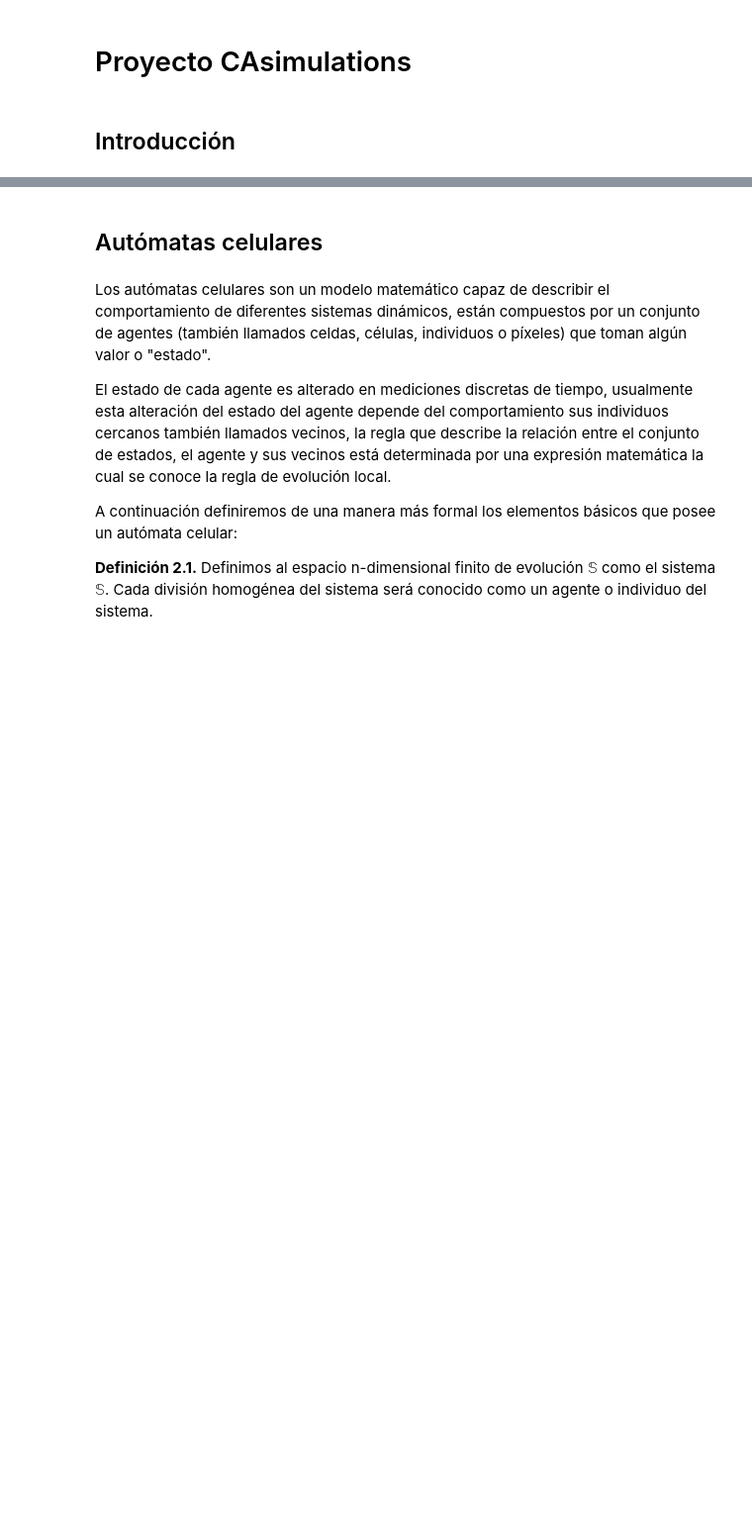
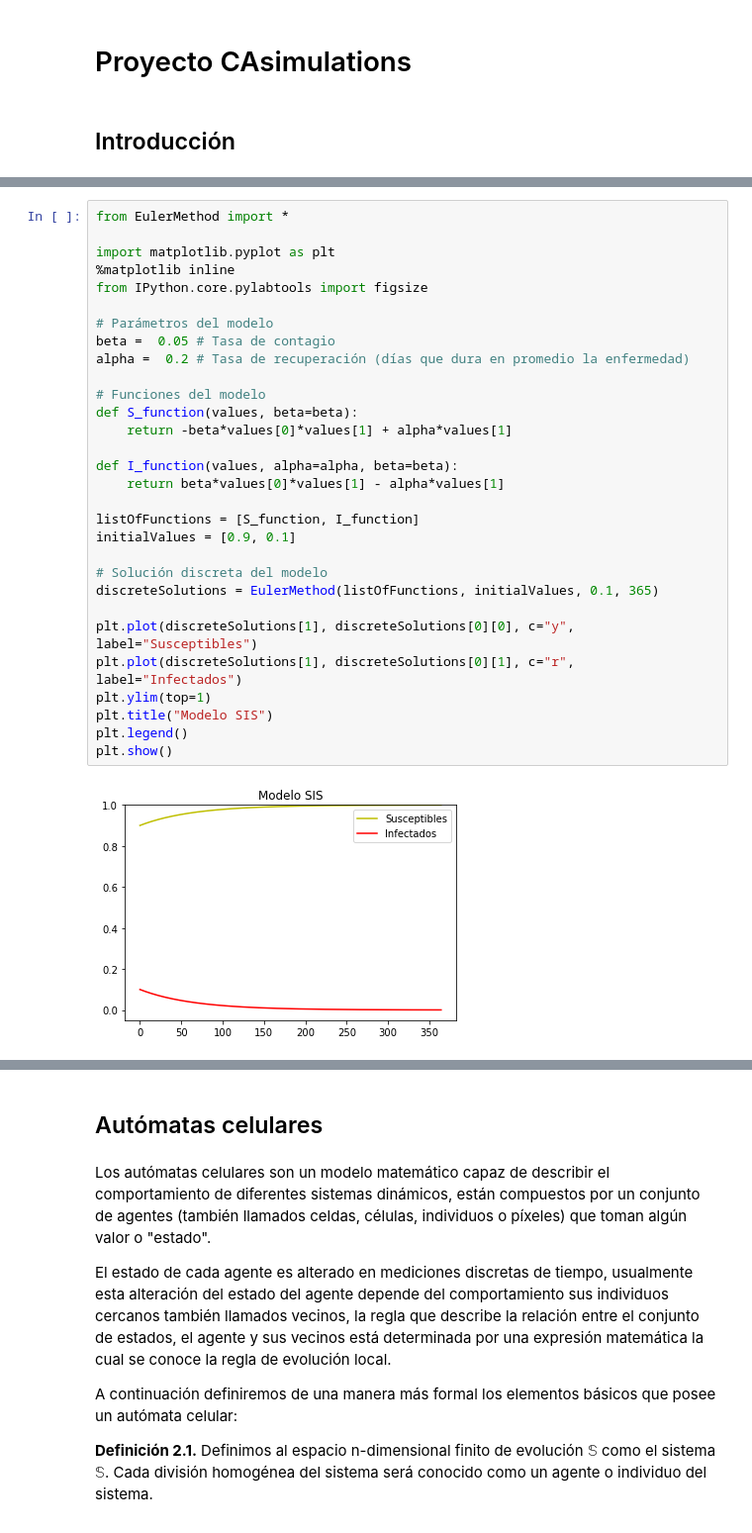
Before and after one commit to Grupo-de-simulacion-con-automatas/CAsimulations-Modelacion-de-dinamicas-topologicas-en-la-propagacion-de-una-enfermedad-usando-CA, a Jupyter notebook: Codigo/Cuaderno actualizado del proyecto CAsimulations.ipynb, the cells around one changed output, grey strips where cells are left out. Shown: that part at 99% size. Cells and saved outputs as stored; diff of their text form; blank space fills up the shorter version.

Commit message:
Implementación del método de Euler

```diff
--- a/Codigo/Cuaderno actualizado del proyecto CAsimulations.ipynb
+++ b/Codigo/Cuaderno actualizado del proyecto CAsimulations.ipynb
@@ -4,0 +13,32 @@
+# %%
+from EulerMethod import *
+
+import matplotlib.pyplot as plt
+%matplotlib inline
+from IPython.core.pylabtools import figsize
+
+# Parámetros del modelo
+beta =  0.05 # Tasa de contagio
+alpha =  0.2 # Tasa de recuperación (días que dura en promedio la enfermedad)
+
+# Funciones del modelo
+def S_function(values, beta=beta):
+    return -beta*values[0]*values[1] + alpha*values[1]
+
+def I_function(values, alpha=alpha, beta=beta):
+    return beta*values[0]*values[1] - alpha*values[1]
+
+listOfFunctions = [S_function, I_function]
+initialValues = [0.9, 0.1]
+
+# Solución discreta del modelo
+discreteSolutions = EulerMethod(listOfFunctions, initialValues, 0.1, 365)
+
+plt.plot(discreteSolutions[1], discreteSolutions[0][0], c="y", label="Susceptibles")
+plt.plot(discreteSolutions[1], discreteSolutions[0][1], c="r", label="Infectados")
+plt.ylim(top=1)
+plt.title("Modelo SIS")
+plt.legend()
+plt.show()
+# %% [output]
+[figure, added]
```
Also changed, not shown: parts of 3 cells of this notebook, 2 other files.
